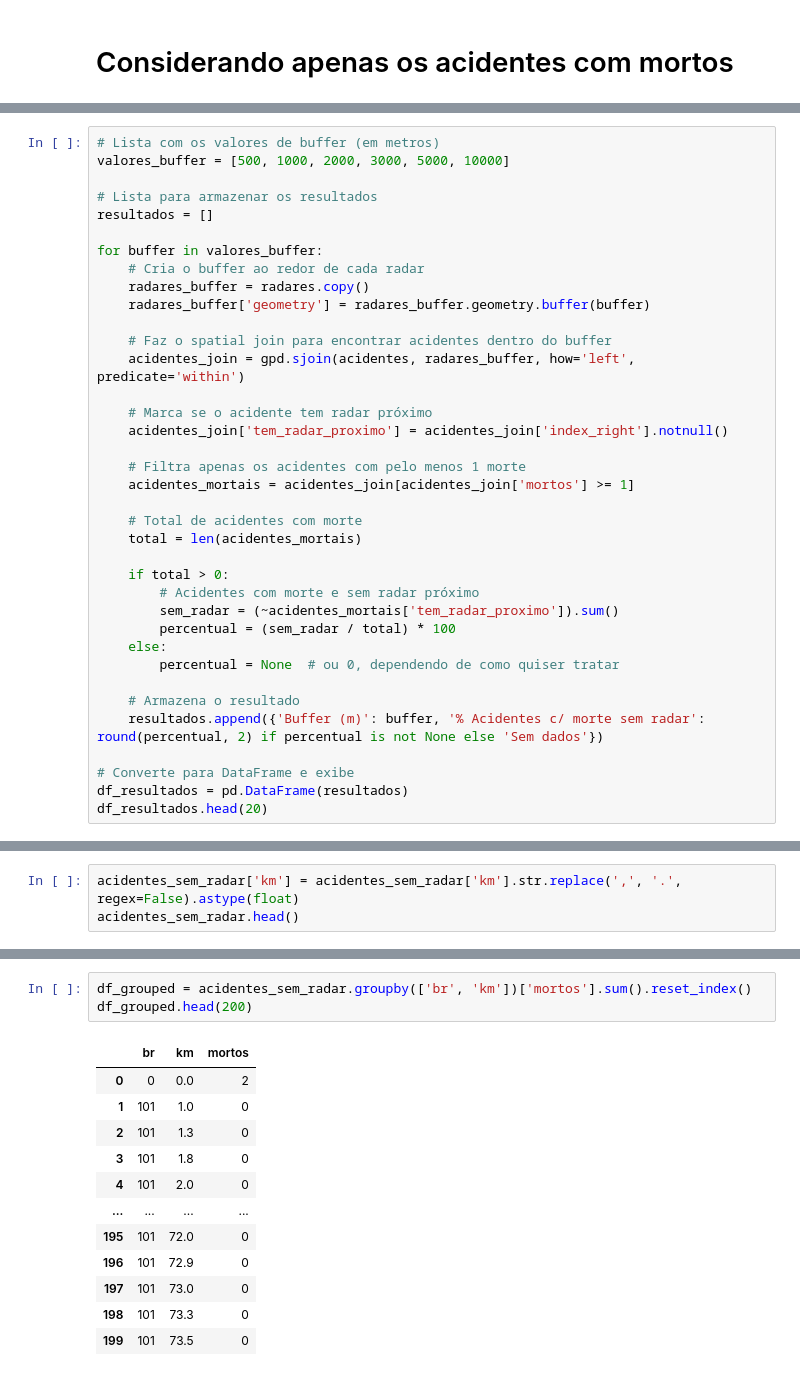
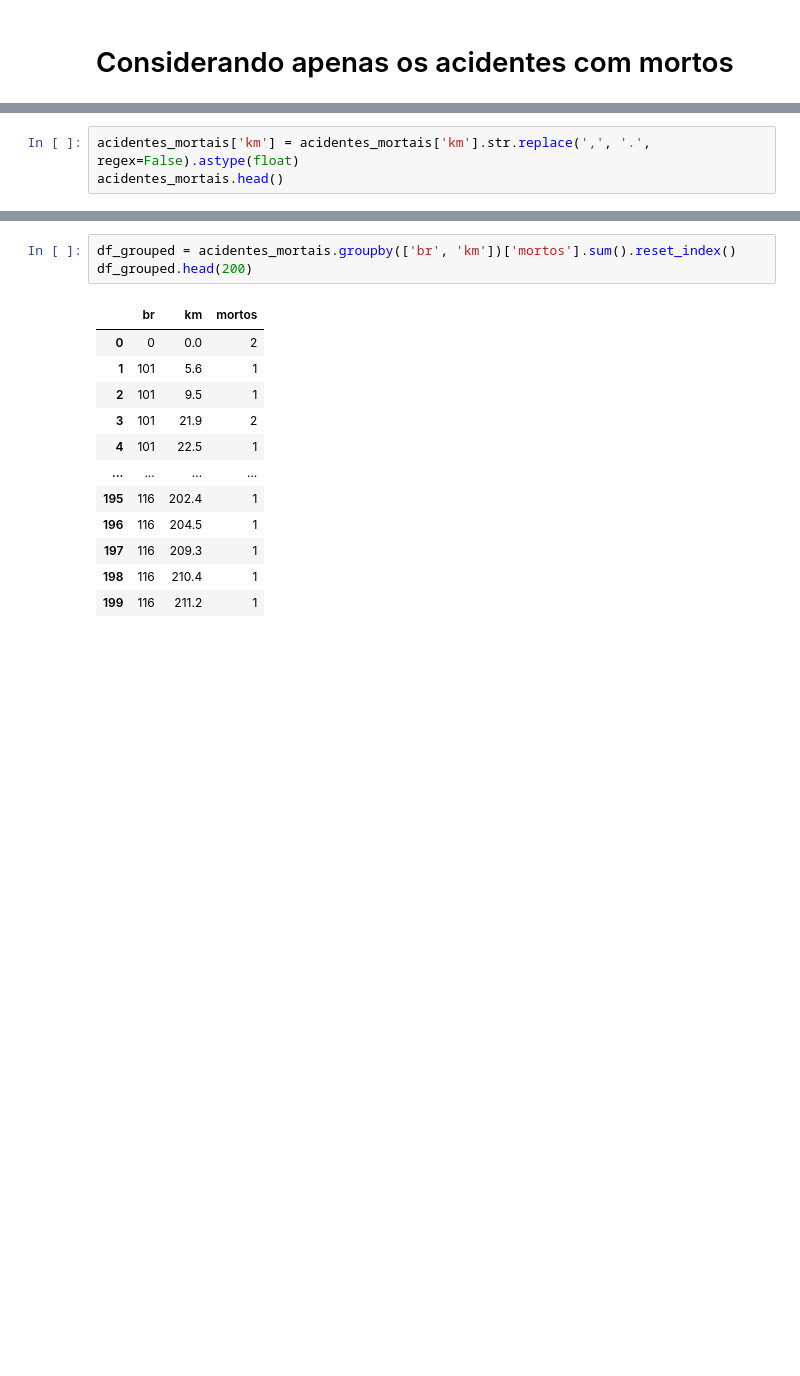
Before and after one commit to adrianop/dataScience, a Jupyter notebook: analise espacial/3 - abordagem_com_radares.ipynb, the cells around one changed output, grey strips where cells are left out. Saved outputs shown, nothing was run; the diff lists cells and outputs as text; blank space fills up the shorter version.

```diff
--- a/analise espacial/3 - abordagem_com_radares.ipynb
+++ b/analise espacial/3 - abordagem_com_radares.ipynb
@@ -384,37 +313,0 @@ print(f"{percentual_sem_radar:.2f}% dos acidentes com morte ocorreram longe de r
-# %%
-# Lista com os valores de buffer (em metros)
-valores_buffer = [500, 1000, 2000, 3000, 5000, 10000]
-
-# Lista para armazenar os resultados
-resultados = []
-
-for buffer in valores_buffer:
-    # Cria o buffer ao redor de cada radar
-    radares_buffer = radares.copy()
-    radares_buffer['geometry'] = radares_buffer.geometry.buffer(buffer)
-
-    # Faz o spatial join para encontrar acidentes dentro do buffer
-    acidentes_join = gpd.sjoin(acidentes, radares_buffer, how='left', predicate='within')
-
-    # Marca se o acidente tem radar próximo
-    acidentes_join['tem_radar_proximo'] = acidentes_join['index_right'].notnull()
-
-    # Filtra apenas os acidentes com pelo menos 1 morte
-    acidentes_mortais = acidentes_join[acidentes_join['mortos'] >= 1]
-
-    # Total de acidentes com morte
-    total = len(acidentes_mortais)
-
-    if total > 0:
-        # Acidentes com morte e sem radar próximo
-        sem_radar = (~acidentes_mortais['tem_radar_proximo']).sum()
-        percentual = (sem_radar / total) * 100
-    else:
-        percentual = None  # ou 0, dependendo de como quiser tratar
-
-    # Armazena o resultado
-    resultados.append({'Buffer (m)': buffer, '% Acidentes c/ morte sem radar': round(percentual, 2) if percentual is not None else 'Sem dados'})
-
-# Converte para DataFrame e exibe
-df_resultados = pd.DataFrame(resultados)
-df_resultados.head(20)
@@ -568,6 +325,6 @@ acidentes_sem_radar.shape
 # %%
-acidentes_sem_radar['km'] = acidentes_sem_radar['km'].str.replace(',', '.', regex=False).astype(float)
-acidentes_sem_radar.head()
+acidentes_mortais['km'] = acidentes_mortais['km'].str.replace(',', '.', regex=False).astype(float)
+acidentes_mortais.head()
 # %% [output]
 A value is trying to be set on a copy of a slice from a DataFrame.
 Try using .loc[row_indexer,col_indexer] = value instead
@@ -602,18 +369,18 @@ br
 Name: count, dtype: int64
 # %%
-df_grouped = acidentes_sem_radar.groupby(['br', 'km'])['mortos'].sum().reset_index()
+df_grouped = acidentes_mortais.groupby(['br', 'km'])['mortos'].sum().reset_index()
 df_grouped.head(200)
 # %% [output]
 |  | br | km | mortos |
 | 0 | 0 | 0.0 | 2 |
-| 1 | 101 | 1.0 | 0 |
-| 2 | 101 | 1.3 | 0 |
-| 3 | 101 | 1.8 | 0 |
-| 4 | 101 | 2.0 | 0 |
+| 1 | 101 | 5.6 | 1 |
+| 2 | 101 | 9.5 | 1 |
+| 3 | 101 | 21.9 | 2 |
+| 4 | 101 | 22.5 | 1 |
 | ... | ... | ... | ... |
-| 195 | 101 | 72.0 | 0 |
-| 196 | 101 | 72.9 | 0 |
-| 197 | 101 | 73.0 | 0 |
-| 198 | 101 | 73.3 | 0 |
-| 199 | 101 | 73.5 | 0 |
+| 195 | 116 | 202.4 | 1 |
+| 196 | 116 | 204.5 | 1 |
+| 197 | 116 | 209.3 | 1 |
+| 198 | 116 | 210.4 | 1 |
+| 199 | 116 | 211.2 | 1 |
 200 rows × 3 columns
```
Also changed, not shown: parts of 49 cells of this notebook, 3 other files.
